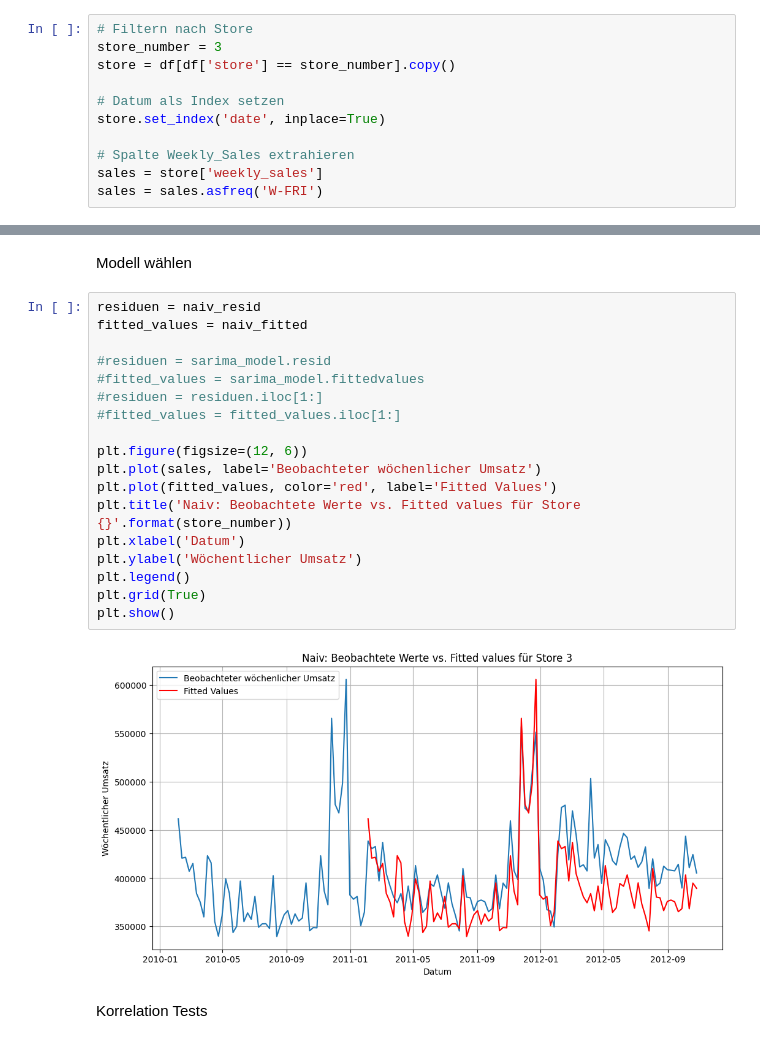
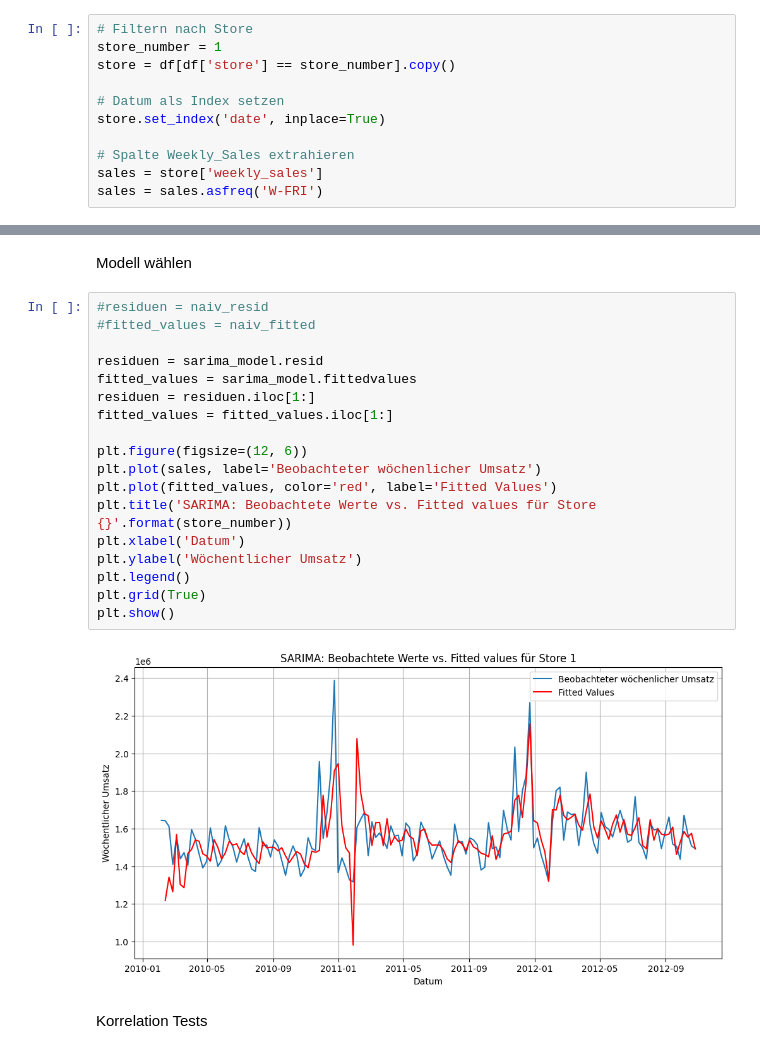
Before and after one commit to netalivo/Bachelor, a Jupyter notebook: main_single_store.ipynb, the cells around one changed output, grey strips where cells are left out. Saved outputs shown, nothing was run; the diff lists cells and outputs as text.

```diff
--- a/main_single_store.ipynb
+++ b/main_single_store.ipynb
@@ -25,7 +25,7 @@ df.columns = df.columns.str.lower()
 1 Store wählen
 # %%
 # Filtern nach Store
-store_number = 3
+store_number = 1
 store = df[df['store'] == store_number].copy()
 
 # Datum als Index setzen
@@ -92,25 +96,25 @@ naiv_resid, naiv_fitted = build_naive_model(sales)
 # %% [markdown]
 Modell wählen
 # %%
-residuen = naiv_resid
-fitted_values = naiv_fitted
+#residuen = naiv_resid
+#fitted_values = naiv_fitted
 
-#residuen = sarima_model.resid
-#fitted_values = sarima_model.fittedvalues
-#residuen = residuen.iloc[1:]
-#fitted_values = fitted_values.iloc[1:]
+residuen = sarima_model.resid
+fitted_values = sarima_model.fittedvalues
+residuen = residuen.iloc[1:]
+fitted_values = fitted_values.iloc[1:]
 
 plt.figure(figsize=(12, 6))
 plt.plot(sales, label='Beobachteter wöchenlicher Umsatz')
 plt.plot(fitted_values, color='red', label='Fitted Values')
-plt.title('Naiv: Beobachtete Werte vs. Fitted values für Store {}'.format(store_number))
+plt.title('SARIMA: Beobachtete Werte vs. Fitted values für Store {}'.format(store_number))
 plt.xlabel('Datum')
 plt.ylabel('Wöchentlicher Umsatz')
 plt.legend()
 plt.grid(True)
 plt.show()
 # %% [output]
-[figure, old version]
+[figure, new version]
 # %% [markdown]
 Korrelation Tests
 # %%
```
Also changed, not shown: parts of 7 cells of this notebook, 6 other files.
